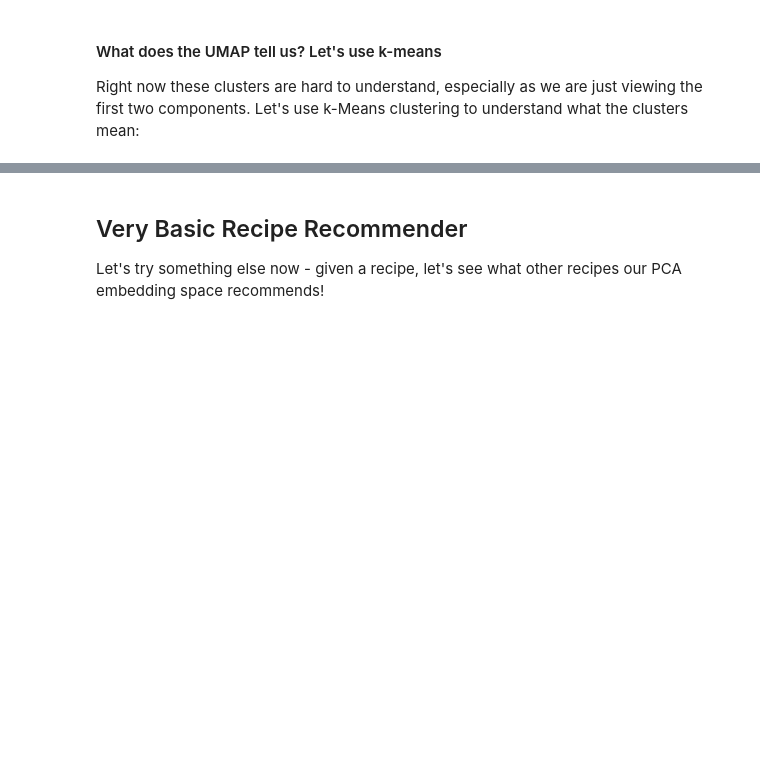
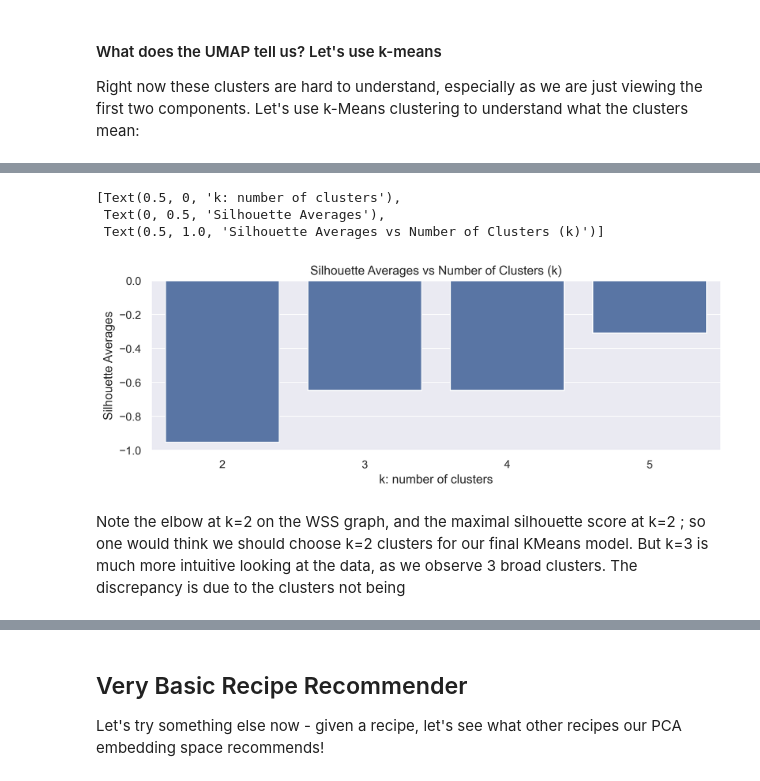
Before and after one commit to sayanfaraz/neural-kitchen, a Jupyter notebook: main.ipynb, the cells around one changed output, grey strips where cells are left out. Drawn from its saved outputs; the diff is of its cells as text; code cells hidden in the pictures; blank space fills up the shorter version.

```diff
--- a/main.ipynb
+++ b/main.ipynb
@@ -618,0 +630,21 @@ Right now these clusters are hard to understand, especially as we are just viewi
+# %%
+from sklearn.metrics import silhouette_score
+silhouette_scores = []
+for k in range(2, 6):
+    kmeans = KMeans(n_clusters=k, random_state=RAND_STATE_INT).fit(embedding)
+    silhouette_scores.append(silhouette_score(X=embedding, labels=kmeans.predict(embedding), metric='jaccard'))
+
+# silhouette_scores
+plt.figure(figsize=(10,3))
+sns.barplot(x=range(2, 6), y=silhouette_scores
+             ).set(
+                 xlabel="k: number of clusters",
+                 ylabel="Silhouette Averages",
+                 title="Silhouette Averages vs Number of Clusters (k)")
+# %% [output]
+[Text(0.5, 0, 'k: number of clusters'),
+ Text(0, 0.5, 'Silhouette Averages'),
+ Text(0.5, 1.0, 'Silhouette Averages vs Number of Clusters (k)')]
+[figure, added]
+# %% [markdown]
+Note the elbow at k=2 on the WSS graph, and the maximal silhouette score at k=2 ; so one would think we should choose k=2 clusters for our final KMeans model. But k=3 is much more intuitive looking at the data, as we observe 3 broad clusters. The discrepancy is due to the clusters not being
```
Also changed, not shown: parts of 17 cells of this notebook.
